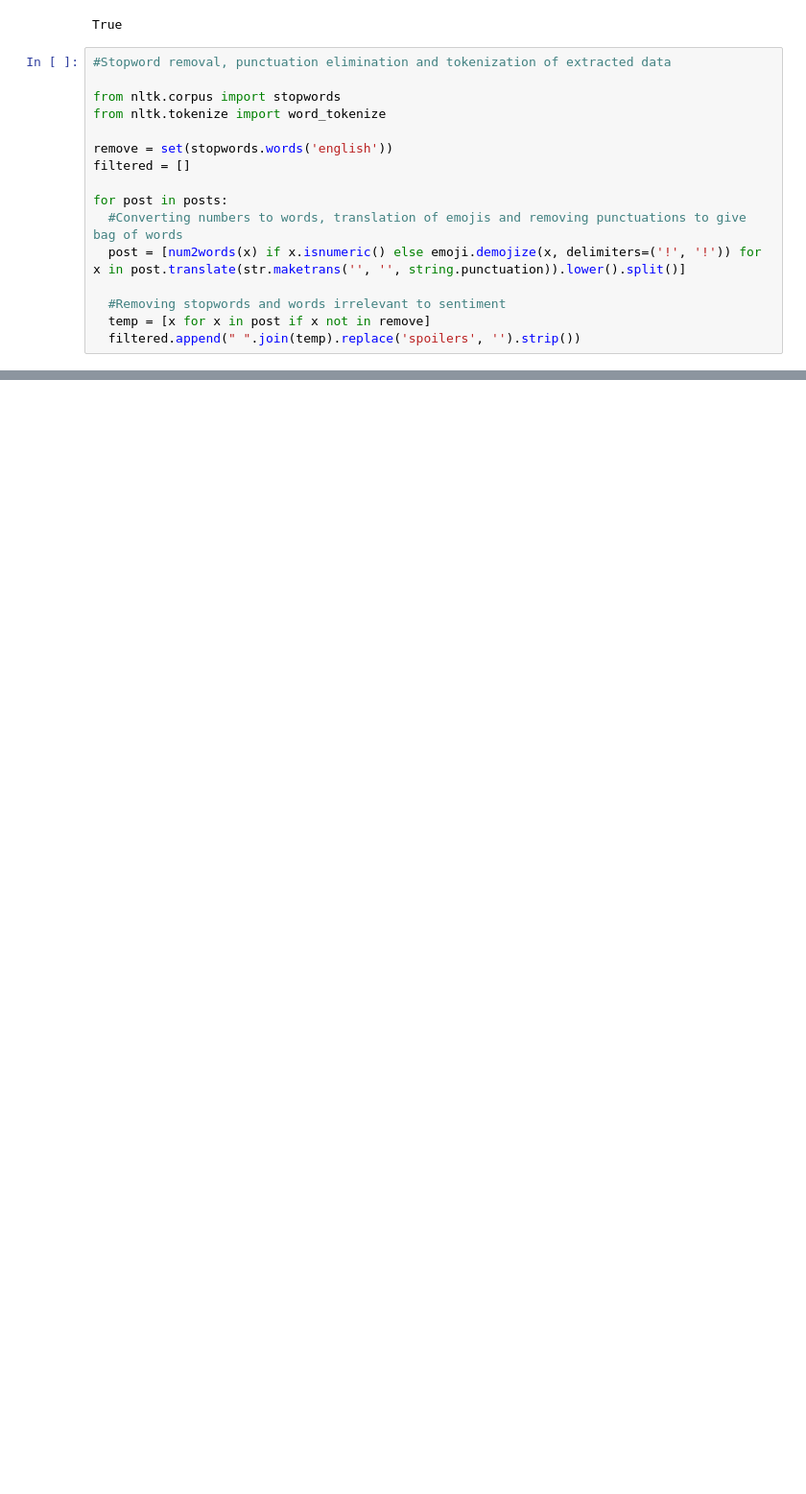
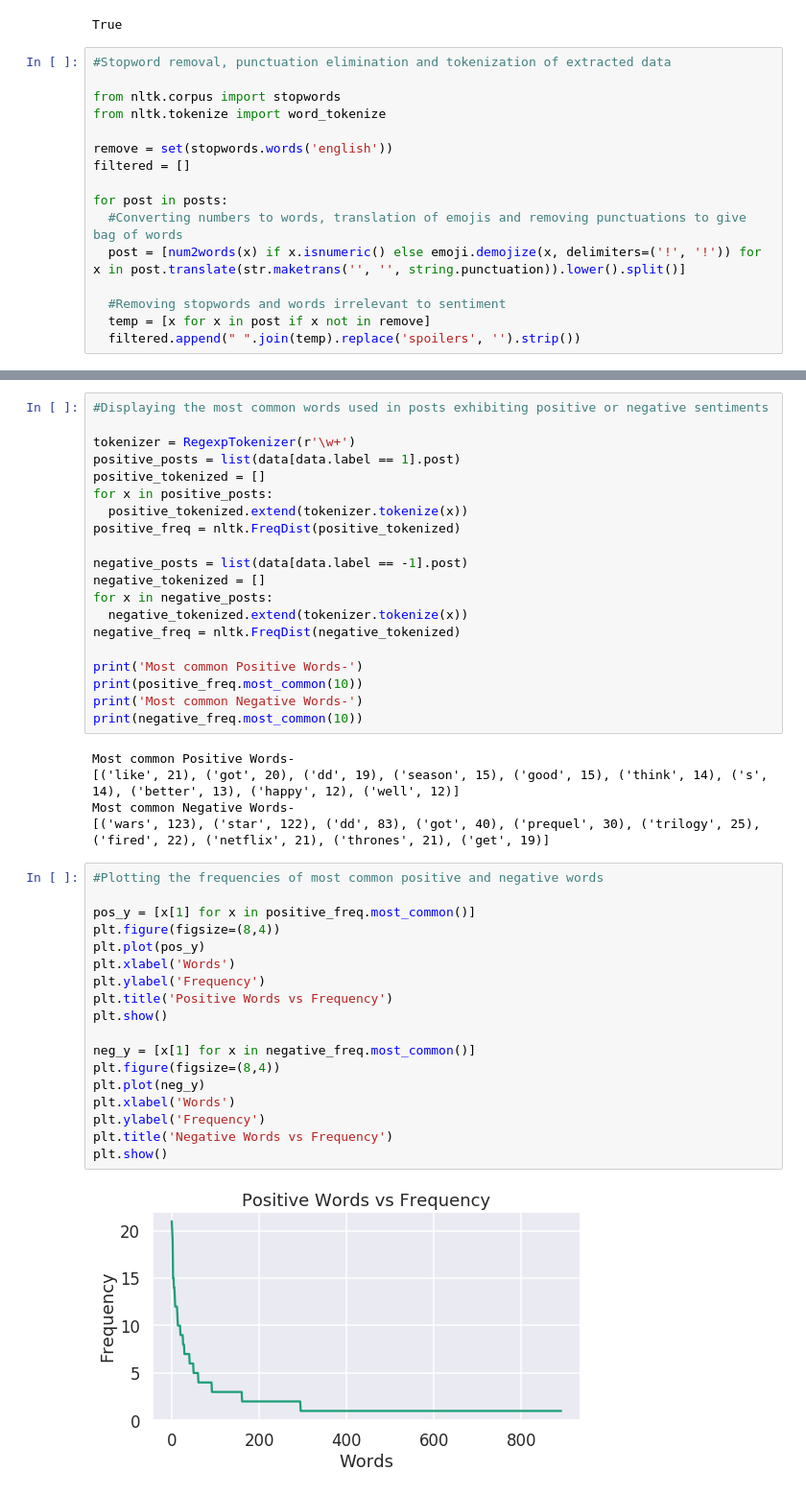
Before and after one commit to forkdump/reddityze, a Jupyter notebook: code/subreddit_analyzer.ipynb, the cells around one changed output, grey strips where cells are left out. Shown at 96% size. Saved outputs shown, nothing was run; the diff lists cells and outputs as text; blank space fills up the shorter version.

Commit message:
Modified the dataset and computed the most frequent sentimental words

```diff
--- a/code/subreddit_analyzer.ipynb
+++ b/code/subreddit_analyzer.ipynb
@@ -235,0 +241,45 @@ plt.show()
+# %%
+#Displaying the most common words used in posts exhibiting positive or negative sentiments
+
+tokenizer = RegexpTokenizer(r'\w+')
+positive_posts = list(data[data.label == 1].post)
+positive_tokenized = []
+for x in positive_posts:
+  positive_tokenized.extend(tokenizer.tokenize(x))
+positive_freq = nltk.FreqDist(positive_tokenized)
+
+negative_posts = list(data[data.label == -1].post)
+negative_tokenized = []
+for x in negative_posts:
+  negative_tokenized.extend(tokenizer.tokenize(x))
+negative_freq = nltk.FreqDist(negative_tokenized)
+
+print('Most common Positive Words-')
+print(positive_freq.most_common(10))
+print('Most common Negative Words-')
+print(negative_freq.most_common(10))
+# %% [output]
+Most common Positive Words-
+[('like', 21), ('got', 20), ('dd', 19), ('season', 15), ('good', 15), ('think', 14), ('s', 14), ('better', 13), ('happy', 12), ('well', 12)]
+Most common Negative Words-
+[('wars', 123), ('star', 122), ('dd', 83), ('got', 40), ('prequel', 30), ('trilogy', 25), ('fired', 22), ('netflix', 21), ('thrones', 21), ('get', 19)]
+# %%
+#Plotting the frequencies of most common positive and negative words
+
+pos_y = [x[1] for x in positive_freq.most_common()]
+plt.figure(figsize=(8,4))
+plt.plot(pos_y)
+plt.xlabel('Words')
+plt.ylabel('Frequency')
+plt.title('Positive Words vs Frequency')
+plt.show()
+
+neg_y = [x[1] for x in negative_freq.most_common()]
+plt.figure(figsize=(8,4))
+plt.plot(neg_y)
+plt.xlabel('Words')
+plt.ylabel('Frequency')
+plt.title('Negative Words vs Frequency')
+plt.show()
+# %% [output]
+[figure, added]
```
Also changed, not shown: parts of 13 cells of this notebook, 3 other files.
